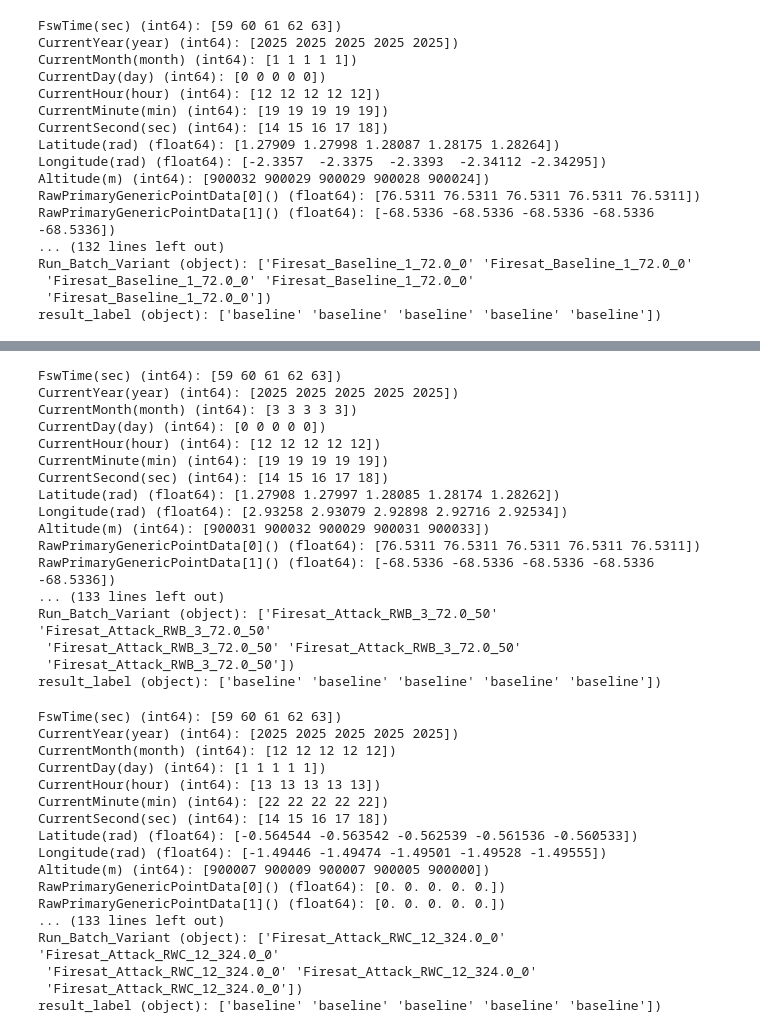
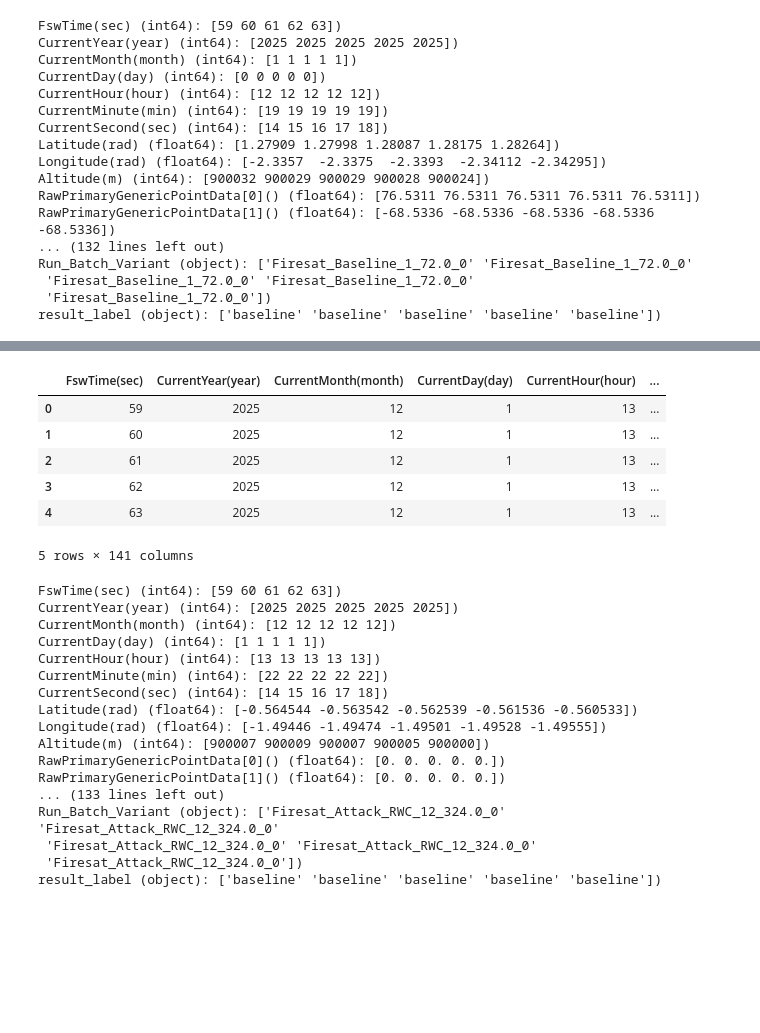
Before and after one commit to bernadlger/space-cyber-anomaly-detection, a Jupyter notebook: notebooks/01_eda.ipynb, the cells around one changed output, grey strips where cells are left out. Drawn from its saved outputs; the diff is of its cells as text; code cells hidden in the pictures; blank space fills up the shorter version.

```diff
--- a/notebooks/01_eda.ipynb
+++ b/notebooks/01_eda.ipynb
@@ -183,26 +99,14 @@ result_label (object): ['baseline' 'baseline' 'baseline' 'baseline' 'baseline'])
-# %%
-#örnek attack_rwb csv dosyası içeriği:
-sample_attack_rwb_df = pd.read_csv(BASE / "attack_rwb/fsw_data_3_72.0_50.csv")
-for col in sample_attack_rwb_df.columns:
-    print(f"{col} ({sample_attack_rwb_df[col].dtype}): {sample_attack_rwb_df[col].values[:5]})")
-    # burada örnek attack_rwb csv dosyasına ait  her bir column ve içlerindeki ilk 5 örneği yazdırdım.
-# %% [output]
-FswTime(sec) (int64): [59 60 61 62 63])
-CurrentYear(year) (int64): [2025 2025 2025 2025 2025])
-CurrentMonth(month) (int64): [3 3 3 3 3])
-CurrentDay(day) (int64): [0 0 0 0 0])
-CurrentHour(hour) (int64): [12 12 12 12 12])
-CurrentMinute(min) (int64): [19 19 19 19 19])
-CurrentSecond(sec) (int64): [14 15 16 17 18])
-Latitude(rad) (float64): [1.27908 1.27997 1.28085 1.28174 1.28262])
-Longitude(rad) (float64): [2.93258 2.93079 2.92898 2.92716 2.92534])
-Altitude(m) (int64): [900031 900032 900029 900031 900033])
-RawPrimaryGenericPointData[0]() (float64): [76.5311 76.5311 76.5311 76.5311 76.5311])
-RawPrimaryGenericPointData[1]() (float64): [-68.5336 -68.5336 -68.5336 -68.5336 -68.5336])
-... (133 lines left out)
-Run_Batch_Variant (object): ['Firesat_Attack_RWB_3_72.0_50' 'Firesat_Attack_RWB_3_72.0_50'
- 'Firesat_Attack_RWB_3_72.0_50' 'Firesat_Attack_RWB_3_72.0_50'
- 'Firesat_Attack_RWB_3_72.0_50'])
-result_label (object): ['baseline' 'baseline' 'baseline' 'baseline' 'baseline'])
+# %%
+#örnek attack dosyası içeriği
+sample_attack_df = pd.read_csv(BASE / "attack_rwc/fsw_data_12_324.0_0.csv")
+sample_attack_df.head()
+# %% [output]
+|  | FswTime(sec) | CurrentYear(year) | CurrentMonth(month) | CurrentDay(day) | CurrentHour(hour) | ... |
+| 0 | 59 | 2025 | 12 | 1 | 13 | ... |
+| 1 | 60 | 2025 | 12 | 1 | 13 | ... |
+| 2 | 61 | 2025 | 12 | 1 | 13 | ... |
+| 3 | 62 | 2025 | 12 | 1 | 13 | ... |
+| 4 | 63 | 2025 | 12 | 1 | 13 | ... |
+5 rows × 141 columns
 # %%
 #örnek attack_rwc csv dosyası içeriği:
```
Also changed, not shown: parts of 13 cells of this notebook.
